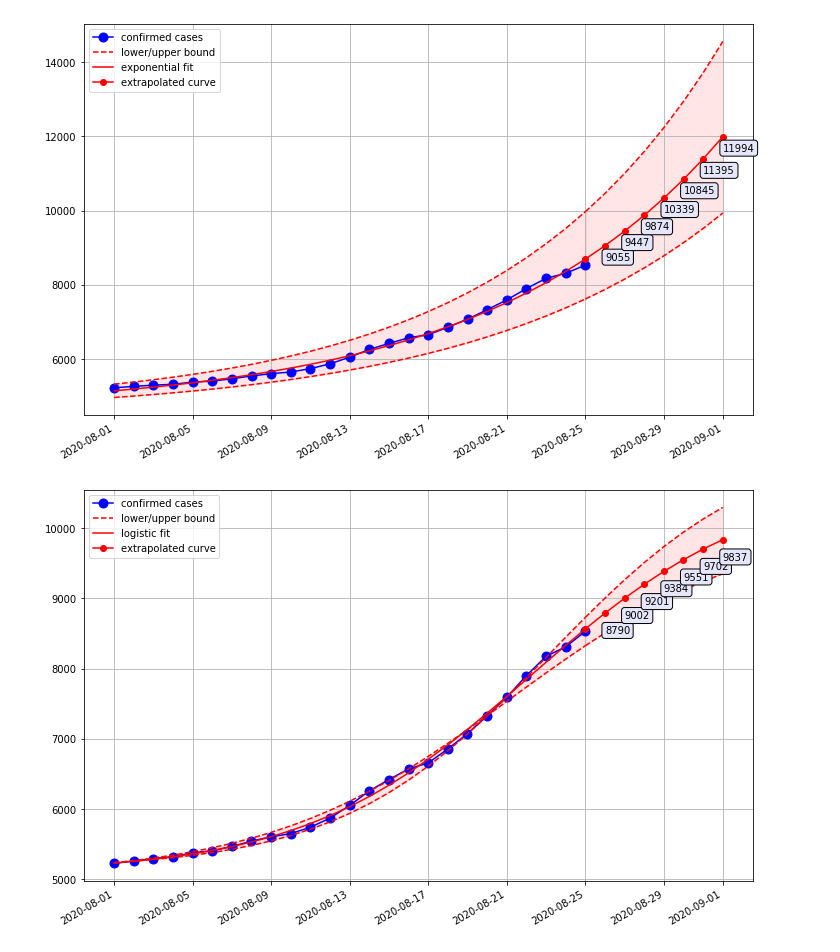
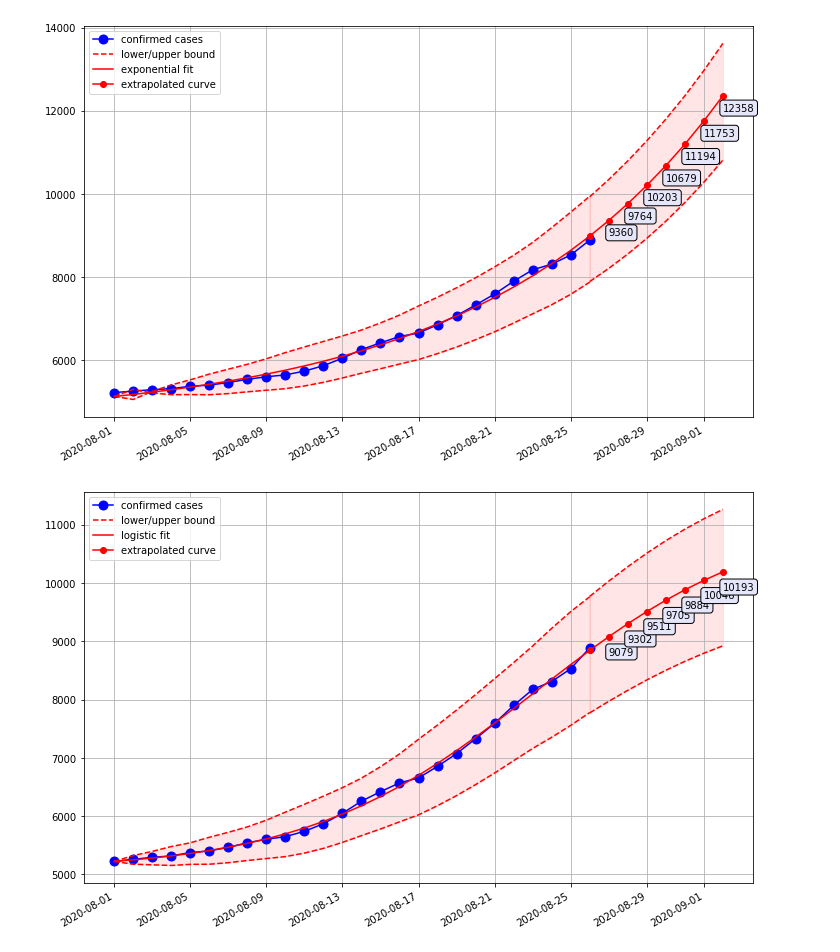
Before and after one commit to akapet00/coropy, a Jupyter notebook: sandbox/03-Second-Wave-EDA.ipynb, the cells around one changed output. Saved outputs shown, nothing was run; the diff lists cells and outputs as text; code cells hidden in the pictures.

Commit message:
rerun with updated GrowthCOVIDModel class

```diff
--- a/sandbox/03-Second-Wave-EDA.ipynb
+++ b/sandbox/03-Second-Wave-EDA.ipynb
@@ -97,5 +97,5 @@ plot_dataframe(df_2)
 # %%
-def simulate(function, eff_date, confirmed_cases, n_days, plot_confidence_intervals=False):
+def simulate(function, eff_date, confirmed_cases, n_days, plot_confidence_intervals=False, **kwargs):
     """
     Fit the data to exponential function and plot n_days forecast.
 
@@ -111,10 +111,12 @@ def simulate(function, eff_date, confirmed_cases, n_days, plot_confidence_interv
         Number of days to extrapolate.
     plot_confidence_intervals : bool, optional
         Plot confidence intervals.
+    kwargs
+        If specified, keyword arguments are passed to `GrowthCOVIDModel` when ``confidence_interval=True.
     """
     offset = np.min(confirmed_cases)
     confirmed_cases_adjusted = confirmed_cases - offset
-    exp_model = GrowthCOVIDModel(function=function, normalize=True, confidence_interval=plot_confidence_intervals)
+    exp_model = GrowthCOVIDModel(function=function, normalize=True, confidence_interval=plot_confidence_intervals, **kwargs)
     x, fitted_curve = exp_model.fit(confirmed_cases_adjusted)
     date_list = [eff_date + dt.timedelta(days=i) for i in range(x.size)]
     x_future, predicted_curve = exp_model.predict(n_days)
@@ -151,9 +153,25 @@ def simulate(function, eff_date, confirmed_cases, n_days, plot_confidence_interv
 eff_date = dt.datetime(2020, 8, 1)
 confirmed_cases = df_2[df_2.date > eff_date].confirmed_cases.values
 n_days = 7
-
-simulate('exponential', eff_date, confirmed_cases, n_days, plot_confidence_intervals=True)
-simulate('logistic', eff_date, confirmed_cases, n_days, plot_confidence_intervals=True)
-# %% [output]
-[figure, removed]
-[figure, removed]
+# %%
+simulate(
+    function='exponential',
+    eff_date=eff_date,
+    confirmed_cases=confirmed_cases,
+    n_days=n_days,
+    plot_confidence_intervals=True,
+    sensitivity=0.98, ci_level=95
+)
+# %% [output]
+[figure, added]
+# %%
+simulate(
+    function='logistic',
+    eff_date=eff_date,
+    confirmed_cases=confirmed_cases,
+    n_days=n_days,
+    plot_confidence_intervals=True,
+    sensitivity=0.98, ci_level=95
+)
+# %% [output]
+[figure, added]
```
Also changed, not shown: parts of 2 cells of this notebook.
